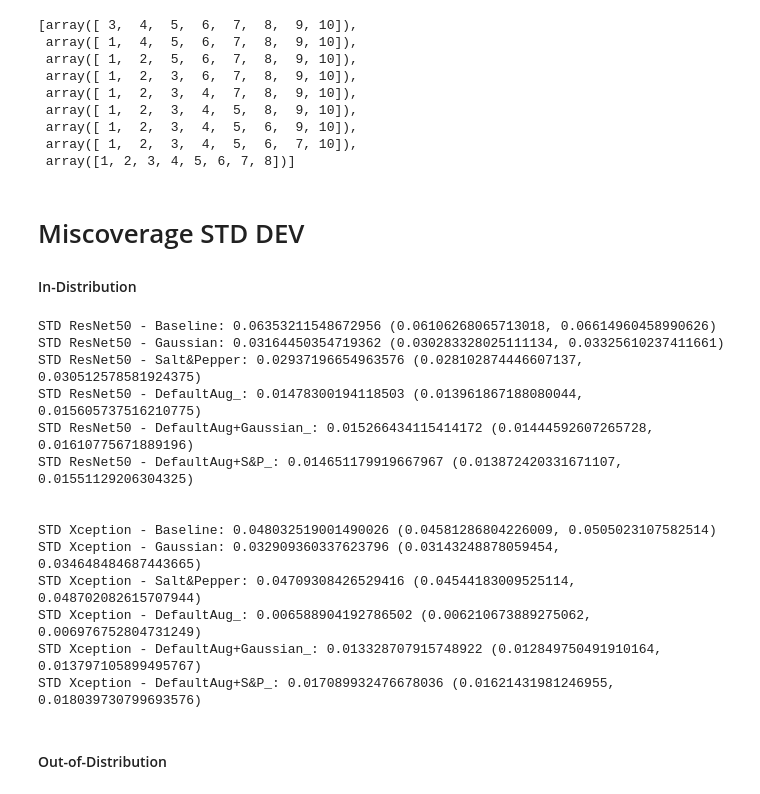
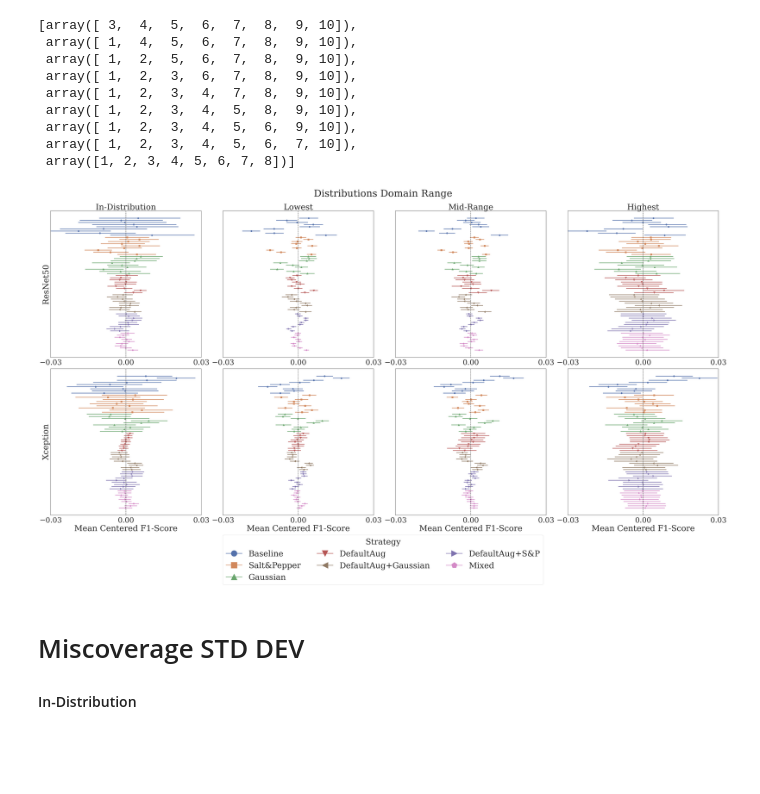
Before and after one commit to vmberto/ni-experiments, a Jupyter notebook: notebooks/miscoverage_by_severities.ipynb, the cells around one changed output. Saved outputs shown, nothing was run; the diff lists cells and outputs as text; code cells hidden in the pictures; blank space fills up the shorter version.

```diff
--- a/notebooks/miscoverage_by_severities.ipynb
+++ b/notebooks/miscoverage_by_severities.ipynb
@@ -5,8 +5,11 @@ STRATEGIES_ORDER = {
     'Gaussian': 2,
     'DefaultAug': 3,
     'DefaultAug+Gaussian': 4,
-    'DefaultAug+S&P': 5
+    'DefaultAug+S&P': 5,
+    'Mixed': 6,
 }
+
+FILENAME = 'full_10folds_results_all_severities_mixed_wo_baseline'
 # %%
 import pandas as pd
 import seaborn as sns
@@ -22,7 +25,7 @@ sns.set_style("white", {
     "font.serif": ["Times", "Palatino", "serif"],
 })
 # %%
-results = pd.read_csv(f'../results/full_10folds_results_all_severities.csv')
+results = pd.read_csv(f'../results/{FILENAME}.csv')
 
 results['evaluation_set'] = results['evaluation_set'].str.replace(' 1', '')
 results['evaluation_set'] = results['evaluation_set'].str.replace(' 2', '')
@@ -146,6 +149,8 @@ def plot_results_all(df_in, df_out, x_label='Mean Centered F-Score', figsize=(50
                 palette_dict['DefaultAug+Gaussian'] = '#8f7963'
             elif strategy.split('_')[0] == 'DefaultAug':
                 palette_dict['DefaultAug'] = '#b65655'
+            elif strategy.split('_')[0] == 'Mixed':
+                palette_dict['Mixed'] = '#D48AC7'
 
     strategy = df_in.copy()
     palette = [palette_dict[strategy.split('_')[0]] for strategy in strategy['strategy'].unique()]
@@ -204,34 +209,36 @@ def plot_results_all(df_in, df_out, x_label='Mean Centered F-Score', figsize=(50
 
 
         ax.tick_params(labelsize=38)
 
         ax.legend_.remove()
 
         if i == 0:
             handles, labels = ax.get_legend_handles_labels()
 
 
     for i in range(len(labels)):
         labels[i] = labels[i].split('_')[0]
 
     unique_labels = []
     unique_handles = []
     for i, label in enumerate(labels):
         if label not in unique_labels:
             unique_labels.append(label)
             unique_handles.append(handles[i])
 
     for i, handle in enumerate(unique_handles):
         handle.set_marker(marker_styles[i % len(marker_styles)])
         handle.set_markersize(30)
 
-    fig.legend(unique_handles, unique_labels, title="Strategy", loc='lower center', bbox_to_anchor=(0.5, -0.135), fontsize=42, title_fontsize=42, ncol=3)
+    fig.legend(unique_handles, unique_labels, title="Strategy", loc='lower center', bbox_to_anchor=(0.5, -0.155), fontsize=42, title_fontsize=42, ncol=3)
     fig.suptitle('Distributions Domain Range', fontsize=50, y=1)
     plt.tight_layout()
     plt.savefig('../output/miscoverage_plot.pdf', bbox_inches='tight')
     plt.show()
 
 plot_results_all(result_dataframe_in, result_dataframe_ood)
+# %% [output]
+[figure, added]
 # %% [markdown]
 # Miscoverage STD DEV
 
@@ -242,29 +249,3 @@ def bootstrap_confidence_interval(data, num_samples=1000, ci=0.95):
 
     res = stats.bootstrap((data,), np.std, confidence_level=ci, n_resamples=num_samples, method='basic')
     return res.confidence_interval.low, res.confidence_interval.high
-# %%
-df = pd.concat(each_dataframe_fscore_in)
-for model in ['ResNet50', 'Xception']:
-  print('\n')
-  for strategy in ['Baseline', 'Gaussian', 'Salt&Pepper', 'DefaultAug_', 'DefaultAug+Gaussian_', 'DefaultAug+S&P_',]:
-      curr_df = df[df['model'] == model]
-      curr_df = curr_df[curr_df['strategy'].str.startswith(strategy)]
-      lower, upper = bootstrap_confidence_interval(curr_df['f1-score(weighted avg)'])
-      print(f"STD {model} - {strategy}: {curr_df['f1-score(weighted avg)'].std()} ({lower}, {upper})")
-# %% [output]
-STD ResNet50 - Baseline: 0.06353211548672956 (0.06106268065713018, 0.06614960458990626)
-STD ResNet50 - Gaussian: 0.03164450354719362 (0.030283328025111134, 0.03325610237411661)
-STD ResNet50 - Salt&Pepper: 0.02937196654963576 (0.028102874446607137, 0.030512578581924375)
-STD ResNet50 - DefaultAug_: 0.01478300194118503 (0.013961867188080044, 0.015605737516210775)
-STD ResNet50 - DefaultAug+Gaussian_: 0.015266434115414172 (0.01444592607265728, 0.01610775671889196)
-STD ResNet50 - DefaultAug+S&P_: 0.014651179919667967 (0.013872420331671107, 0.01551129206304325)
-
-
-STD Xception - Baseline: 0.048032519001490026 (0.04581286804226009, 0.0505023107582514)
-STD Xception - Gaussian: 0.032909360337623796 (0.03143248878059454, 0.034648484687443665)
-STD Xception - Salt&Pepper: 0.04709308426529416 (0.04544183009525114, 0.048702082615707944)
-STD Xception - DefaultAug_: 0.006588904192786502 (0.006210673889275062, 0.006976752804731249)
-STD Xception - DefaultAug+Gaussian_: 0.013328707915748922 (0.012849750491910164, 0.013797105899495767)
-STD Xception - DefaultAug+S&P_: 0.017089932476678036 (0.01621431981246955, 0.018039730799693576)
-# %% [markdown]
-#### Out-of-Distribution
```
Also changed, not shown: parts of 2 cells of this notebook, 1 other file.
